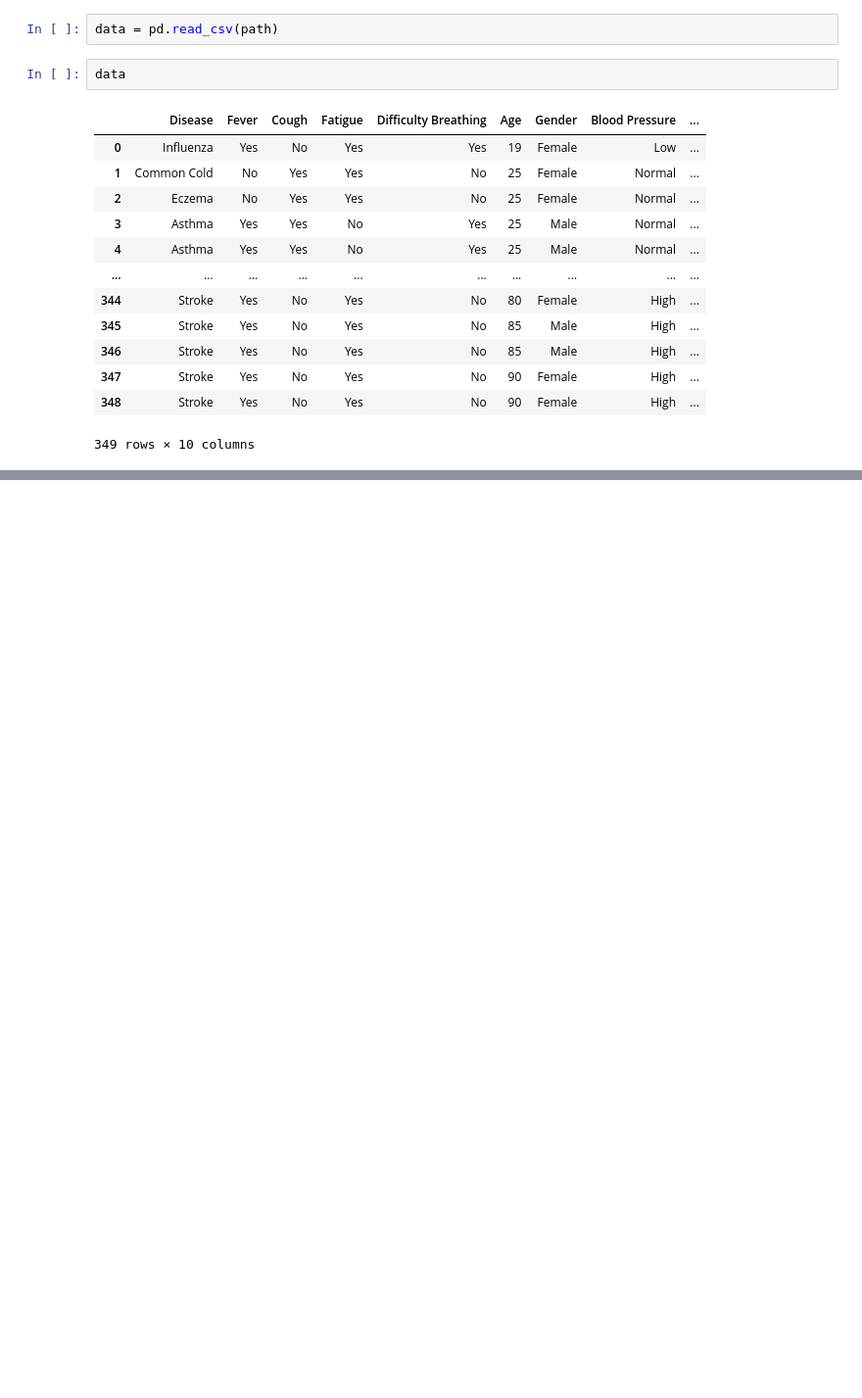
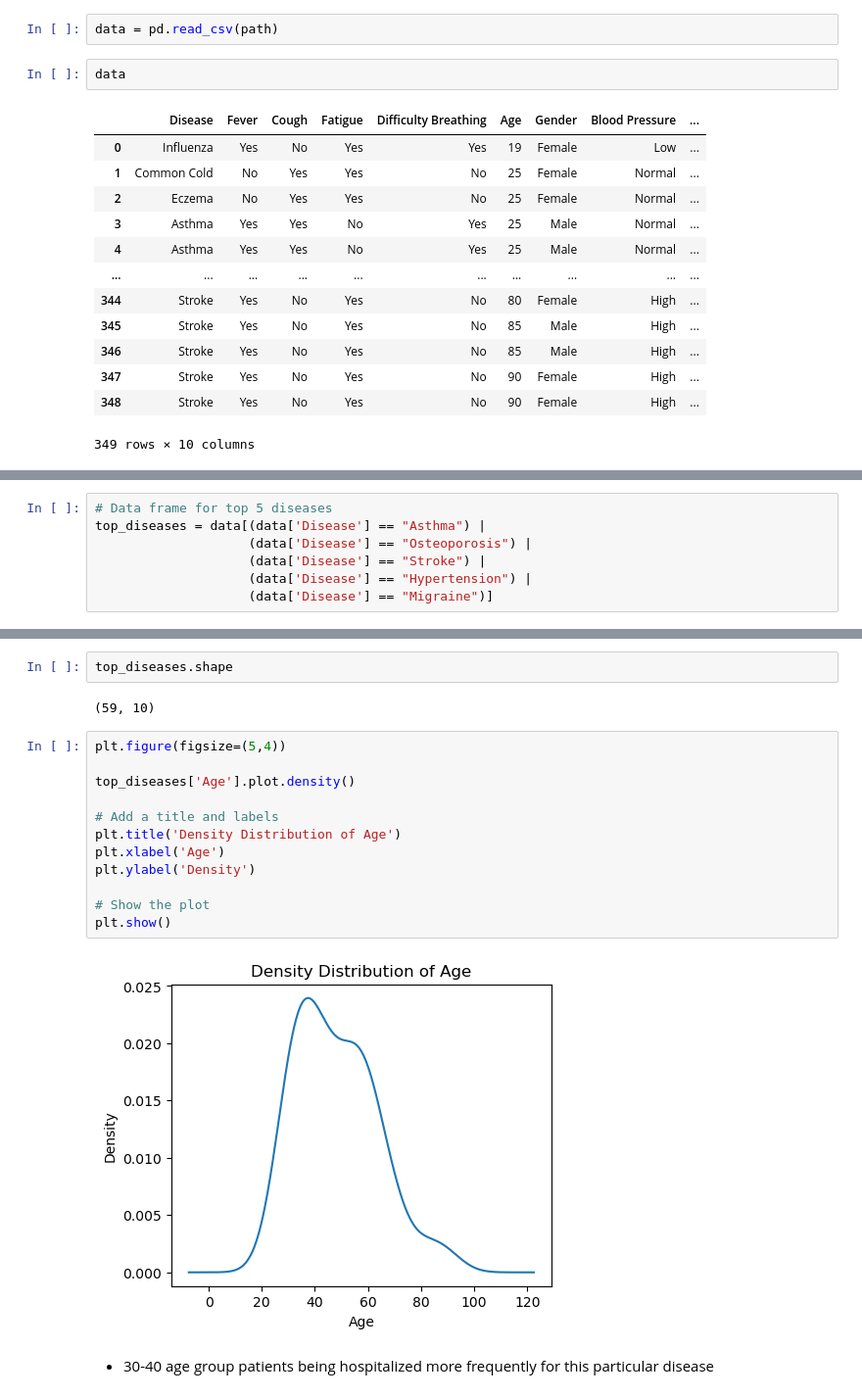
Before and after one commit to sidiquegithub/DISEASE-SYMPTOMS-AND-PATIENT-PROFILE-ANALYSIS, a Jupyter notebook: CODE/Untitled.ipynb, the cells around one changed output, grey strips where cells are left out. Shown: that part at 98% size. Cells and saved outputs as stored; diff of their text form; blank space fills up the shorter version.

```diff
--- a/CODE/Untitled.ipynb
+++ b/CODE/Untitled.ipynb
@@ -23,0 +71,7 @@ data
+# %%
+# Data frame for top 5 diseases
+top_diseases = data[(data['Disease'] == "Asthma") |
+                    (data['Disease'] == "Osteoporosis") |
+                    (data['Disease'] == "Stroke") |
+                    (data['Disease'] == "Hypertension") |
+                    (data['Disease'] == "Migraine")]
@@ -23,0 +98,20 @@ data
+# %%
+top_diseases.shape
+# %% [output]
+(59, 10)
+# %%
+plt.figure(figsize=(5,4))
+
+top_diseases['Age'].plot.density()
+
+# Add a title and labels
+plt.title('Density Distribution of Age')
+plt.xlabel('Age')
+plt.ylabel('Density')
+
+# Show the plot
+plt.show()
+# %% [output]
+[figure, added]
+# %% [markdown]
+- 30-40 age group patients being hospitalized more frequently for this particular disease
```
Also changed, not shown: parts of 11 cells of this notebook.
